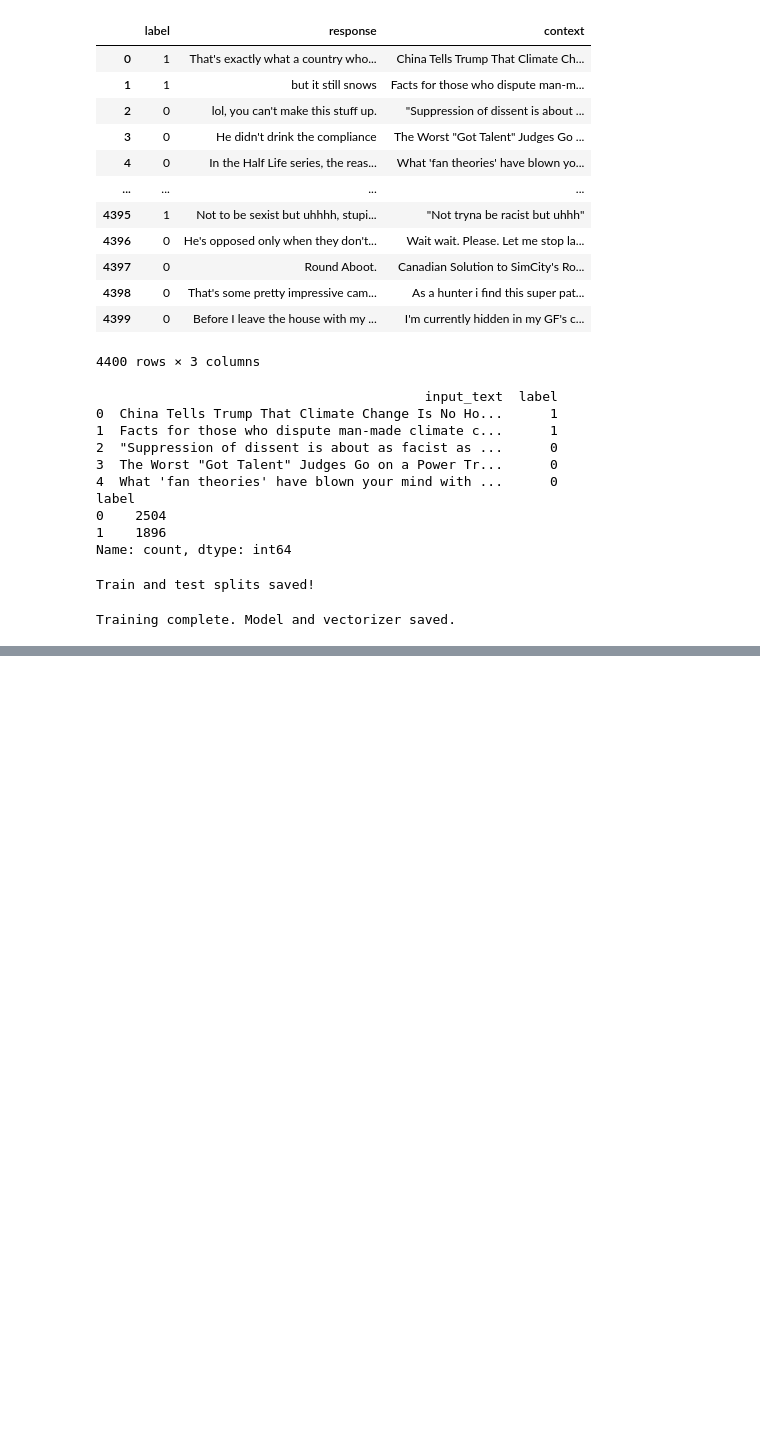
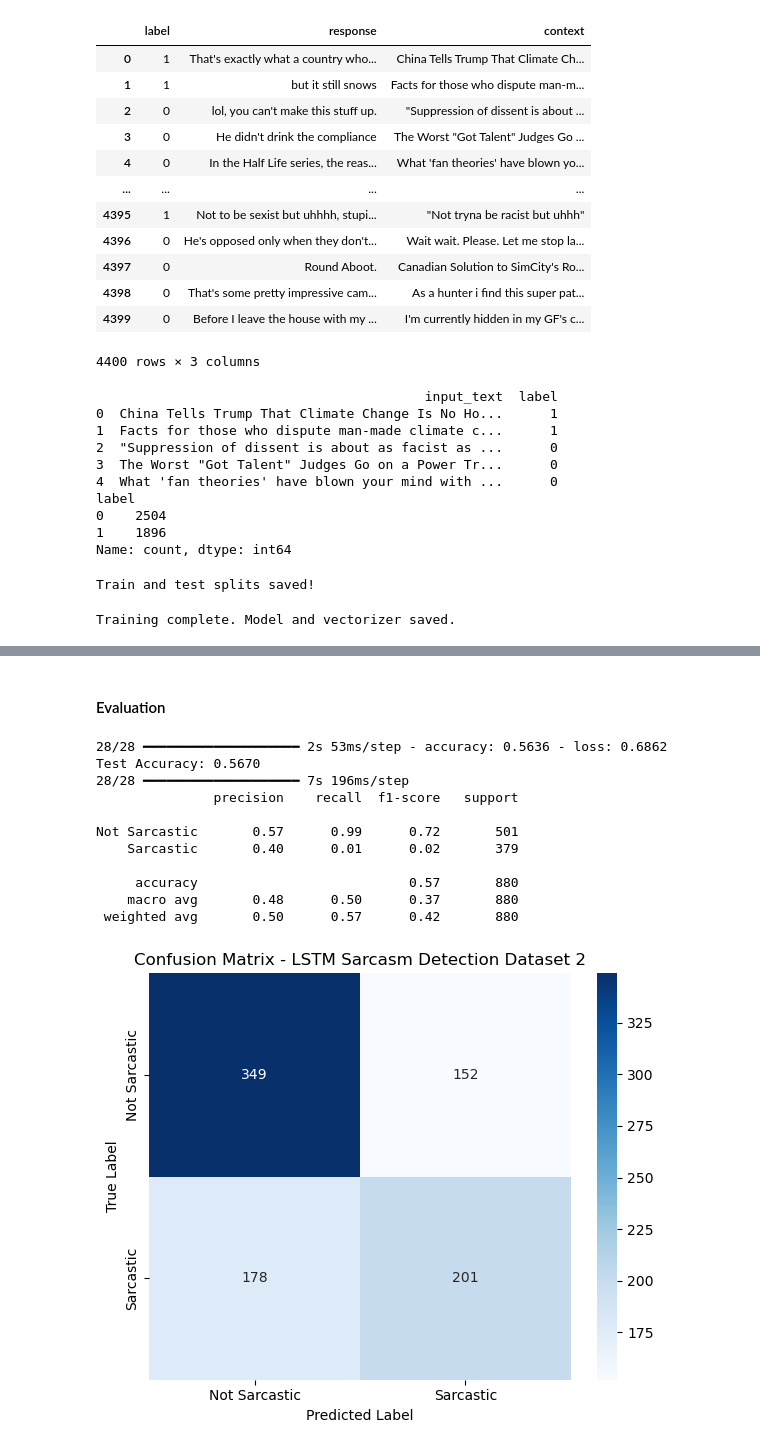
Before and after one commit to minhtripham9/sarcasm-detection, a Jupyter notebook: Code/SVM-LSTM-DS2.ipynb, the cells around one changed output, grey strips where cells are left out. Saved outputs shown, nothing was run; the diff lists cells and outputs as text; code cells hidden in the pictures; blank space fills up the shorter version.

Commit message:
SVM LSTM ds 1 and 2

```diff
--- a/Code/SVM-LSTM-DS2.ipynb
+++ b/Code/SVM-LSTM-DS2.ipynb
@@ -120,0 +190,19 @@ weighted avg       0.62      0.62      0.62       880
+# %%
+model = Sequential([
+    Embedding(input_dim=max_words, output_dim=128, input_length=max_len),
+    LSTM(64, return_sequences=False),
+    Dropout(0.3),
+    Dense(32, activation='relu'),
+    Dense(1, activation='sigmoid')
+])
+
+model.compile(loss='binary_crossentropy', optimizer='adam', metrics=['accuracy'])
+print(model.summary())
+
+# Train the model
+history = model.fit(
+    X_train_pad_LSTM, y_train_LSTM,
+    epochs=5,             # You can increase epochs if you want
+    batch_size=32,
+    validation_split=0.1  # Reserve part of train for validation
+)
@@ -120,0 +238,32 @@ weighted avg       0.62      0.62      0.62       880
+# %% [markdown]
+#### Evaluation
+# %%
+loss, accuracy = model.evaluate(X_test_pad_LSTM, y_test_LSTM)
+print(f"Test Accuracy: {accuracy:.4f}")
+
+y_pred_prob_LSTM = model.predict(X_test_pad_LSTM)
+y_pred_LSTM = (y_pred_prob_LSTM > 0.5).astype(int).flatten()
+
+print(classification_report(y_test_LSTM, y_pred_LSTM, target_names=['Not Sarcastic', 'Sarcastic']))
+
+plt.figure(figsize=(6, 5))
+sns.heatmap(cm, annot=True, fmt='d', cmap='Blues',
+            xticklabels=labels, yticklabels=labels)
+plt.xlabel('Predicted Label')
+plt.ylabel('True Label')
+plt.title('Confusion Matrix - LSTM Sarcasm Detection Dataset 2')
+plt.tight_layout()
+plt.show()
+# %% [output]
+28/28 ━━━━━━━━━━━━━━━━━━━━ 2s 53ms/step - accuracy: 0.5636 - loss: 0.6862
+Test Accuracy: 0.5670
+28/28 ━━━━━━━━━━━━━━━━━━━━ 7s 196ms/step
+               precision    recall  f1-score   support
+
+Not Sarcastic       0.57      0.99      0.72       501
+    Sarcastic       0.40      0.01      0.02       379
+
+     accuracy                           0.57       880
+    macro avg       0.48      0.50      0.37       880
+ weighted avg       0.50      0.57      0.42       880
+[figure, added]
```
Also changed, not shown: parts of 10 cells of this notebook, 1 other file.
